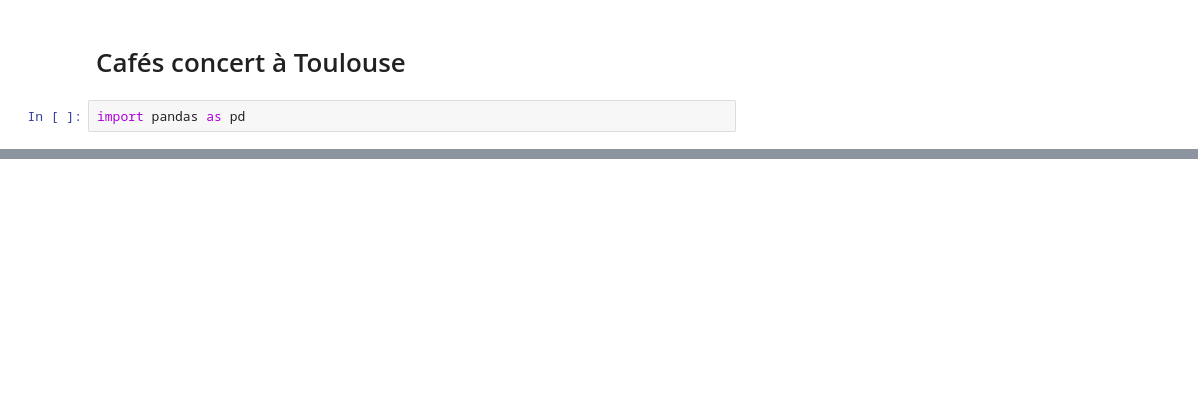
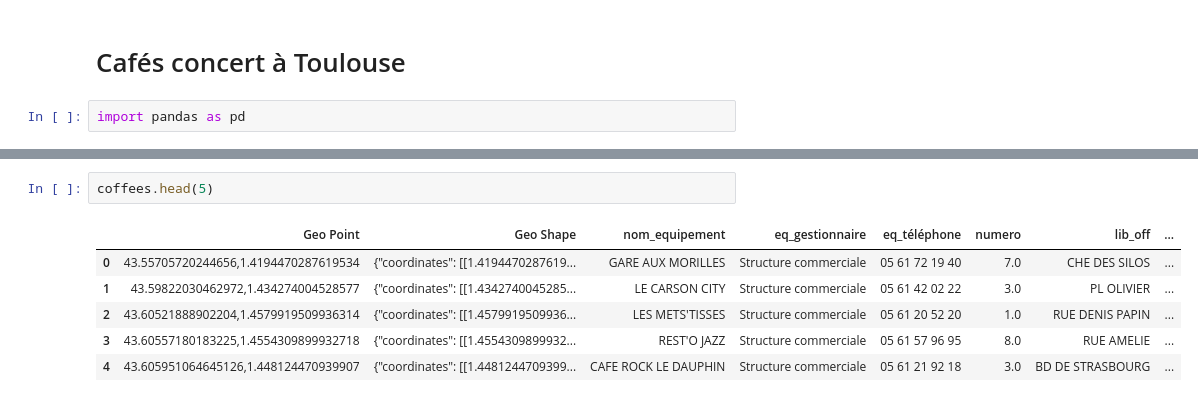
Before and after one commit to matthcol/python202211bases, a Jupyter notebook: cafeConcerts.ipynb, the cells around one changed output, grey strips where cells are left out. Cells and saved outputs as stored; diff of their text form; blank space fills up the shorter version.

```diff
--- a/cafeConcerts.ipynb
+++ b/cafeConcerts.ipynb
@@ -27,0 +54,9 @@ coffees
+# %%
+coffees.head(5)
+# %% [output]
+|  | Geo Point | Geo Shape | nom_equipement | eq_gestionnaire | eq_téléphone | numero | lib_off | ... |
+| 0 | 43.55705720244656,1.4194470287619534 | {"coordinates": [[1.4194470287619... | GARE AUX MORILLES | Structure commerciale | 05 61 72 19 40 | 7.0 | CHE DES SILOS | ... |
+| 1 | 43.59822030462972,1.434274004528577 | {"coordinates": [[1.4342740045285... | LE CARSON CITY | Structure commerciale | 05 61 42 02 22 | 3.0 | PL OLIVIER | ... |
+| 2 | 43.60521888902204,1.4579919509936314 | {"coordinates": [[1.4579919509936... | LES METS'TISSES | Structure commerciale | 05 61 20 52 20 | 1.0 | RUE DENIS PAPIN | ... |
+| 3 | 43.60557180183225,1.4554309899932718 | {"coordinates": [[1.4554309899932... | REST'O JAZZ | Structure commerciale | 05 61 57 96 95 | 8.0 | RUE AMELIE | ... |
+| 4 | 43.605951064645126,1.448124470939907 | {"coordinates": [[1.4481244709399... | CAFE ROCK LE DAUPHIN | Structure commerciale | 05 61 21 92 18 | 3.0 | BD DE STRASBOURG | ... |
```
Also changed, not shown: parts of 24 cells of this notebook, 2 other files.
